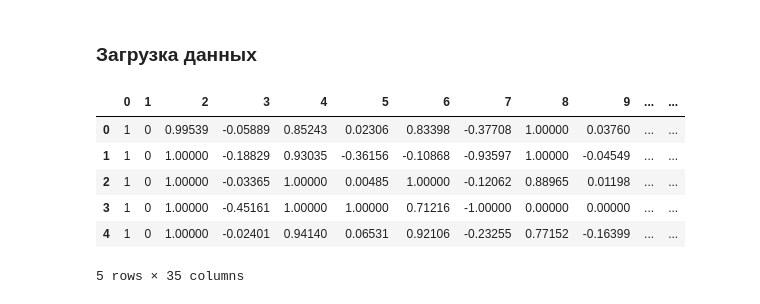
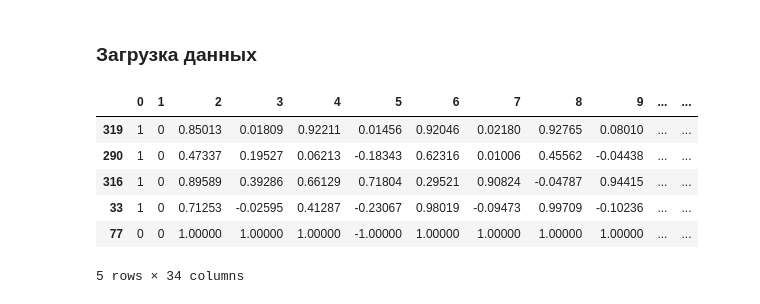
Before and after one commit to BearPro/data-science, a Jupyter notebook: task5.ipynb, the cells around one changed output. Cells and saved outputs as stored; diff of their text form; code cells hidden in the pictures.

```diff
--- a/task5.ipynb
+++ b/task5.ipynb
@@ -143,15 +143,21 @@ plt.show()
 ## Оптимизация параметров классификатора
 # %% [markdown]
 ### Загрузка данных
-# %%
-# Загружаем данные
-data = pd.read_csv('./data/ionosphere.data', header=None) # Load data
-data.head()
-# %% [output]
-|  | 0 | 1 | 2 | 3 | 4 | 5 | 6 | 7 | 8 | 9 | ... | ... |
-| 0 | 1 | 0 | 0.99539 | -0.05889 | 0.85243 | 0.02306 | 0.83398 | -0.37708 | 1.00000 | 0.03760 | ... | ... |
-| 1 | 1 | 0 | 1.00000 | -0.18829 | 0.93035 | -0.36156 | -0.10868 | -0.93597 | 1.00000 | -0.04549 | ... | ... |
-| 2 | 1 | 0 | 1.00000 | -0.03365 | 1.00000 | 0.00485 | 1.00000 | -0.12062 | 0.88965 | 0.01198 | ... | ... |
-| 3 | 1 | 0 | 1.00000 | -0.45161 | 1.00000 | 1.00000 | 0.71216 | -1.00000 | 0.00000 | 0.00000 | ... | ... |
-| 4 | 1 | 0 | 1.00000 | -0.02401 | 0.94140 | 0.06531 | 0.92106 | -0.23255 | 0.77152 | -0.16399 | ... | ... |
-5 rows × 35 columns
+# %%
+from sklearn.model_selection import train_test_split
+
+data = pd.read_csv('./data/ionosphere.data', header=None) # Load data
+
+train, test = train_test_split(data, test_size=0.3)
+X_train, y_train = train[range(0, 34)], train[34]
+X_test, y_test = test[range(0, 34)], test[34]
+
+X_train.head()
+# %% [output]
+|  | 0 | 1 | 2 | 3 | 4 | 5 | 6 | 7 | 8 | 9 | ... | ... |
+| 319 | 1 | 0 | 0.85013 | 0.01809 | 0.92211 | 0.01456 | 0.92046 | 0.02180 | 0.92765 | 0.08010 | ... | ... |
+| 290 | 1 | 0 | 0.47337 | 0.19527 | 0.06213 | -0.18343 | 0.62316 | 0.01006 | 0.45562 | -0.04438 | ... | ... |
+| 316 | 1 | 0 | 0.89589 | 0.39286 | 0.66129 | 0.71804 | 0.29521 | 0.90824 | -0.04787 | 0.94415 | ... | ... |
+| 33 | 1 | 0 | 0.71253 | -0.02595 | 0.41287 | -0.23067 | 0.98019 | -0.09473 | 0.99709 | -0.10236 | ... | ... |
+| 77 | 0 | 0 | 1.00000 | 1.00000 | 1.00000 | -1.00000 | 1.00000 | 1.00000 | 1.00000 | 1.00000 | ... | ... |
+5 rows × 34 columns
```
Also changed, not shown: parts of 1 cell of this notebook.
